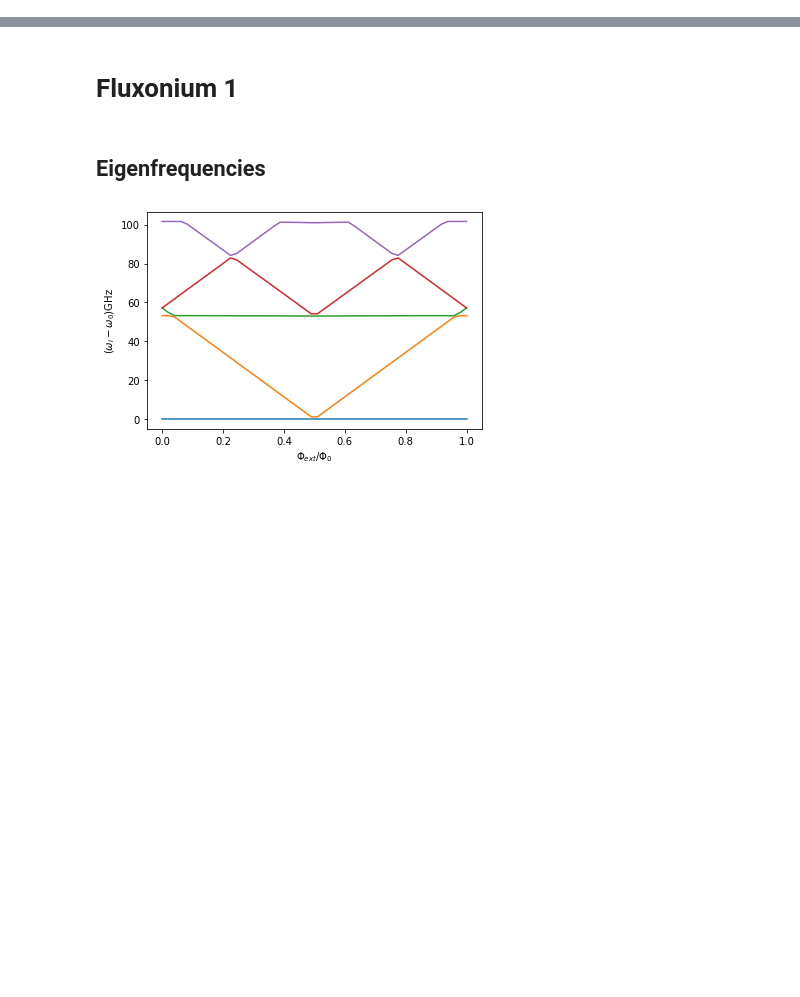
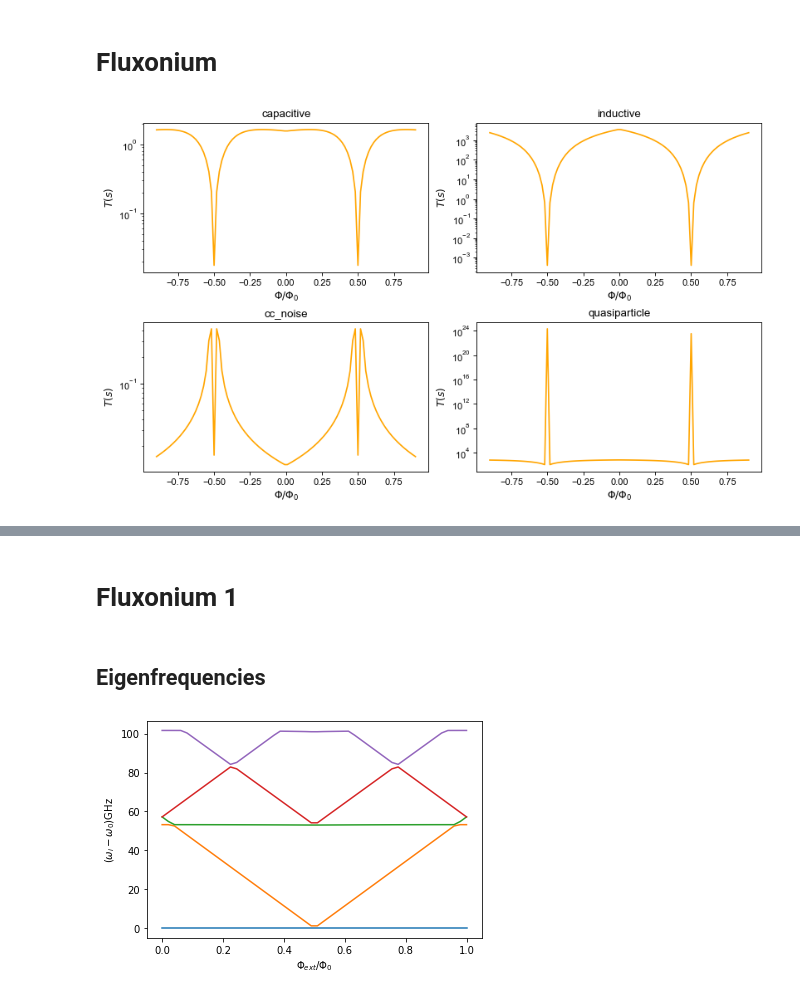
Before and after one commit to stanfordLINQS/SQcircuit, a Jupyter notebook: examples/fluxonium.ipynb, the cells around one changed output, grey strips where cells are left out. Cells and saved outputs as stored; diff of their text form; code cells hidden in the pictures; blank space fills up the shorter version.

```diff
--- a/examples/fluxonium.ipynb
+++ b/examples/fluxonium.ipynb
@@ -1 +1,3 @@
+# %% [markdown]
+# Fluxonium
 # %%
@@ -7,0 +11,39 @@ from matplotlib.colors import LinearSegmentedColormap
+# %%
+loop1 = sq.Loop(A = 1e-6)
+
+C = sq.Capacitor(1, 'GHz',Q=1e6 ,error=10)
+L = sq.Inductor(0.1,'GHz',Q=500e6 ,loops=[loop1])
+JJ = sq.Junction(10,'GHz',cap =C , A_c =1e-7, x_qp=3e-06, loops=[loop1])
+
+circuitElements = {
+    (0, 1): [L, JJ]
+}
+
+cr1 = sq.Circuit(circuitElements)
+
+decay = []
+
+cr1.setTruncationNumbers([300])
+
+phiExt = np.linspace(-0.9, 0.9, 100)
+
+decay = {'capacitive':np.zeros_like(phiExt),
+         'inductive':np.zeros_like(phiExt),
+         'cc_noise':np.zeros_like(phiExt),
+         'quasiparticle':np.zeros_like(phiExt),
+        'flux_noise':np.zeros_like(phiExt)}
+
+for i, phi in enumerate(phiExt):
+    loop1.setFlux(phi*2*np.pi)
+    eigenValues, _ = cr1.run(numEig=5)
+    for decType in decay:
+        decay[decType][i]=cr1.decayRate(decType=decType, states=(1,0))
+# %%
+fig, axs = plt.subplots(2, 2, figsize=(10, 6), constrained_layout=True,dpi =80)
+for decType, ax in zip(decay, axs.flat):
+    ax.semilogy(phiExt, 1/decay[decType],'orange')
+    ax.set_title(decType)
+    ax.set_xlabel(r"$\Phi/\Phi_0$")
+    ax.set_ylabel(r"$T(s)$")
+# %% [output]
+[figure, added]
```
Also changed, not shown: parts of 13 cells of this notebook, 10 other files.
